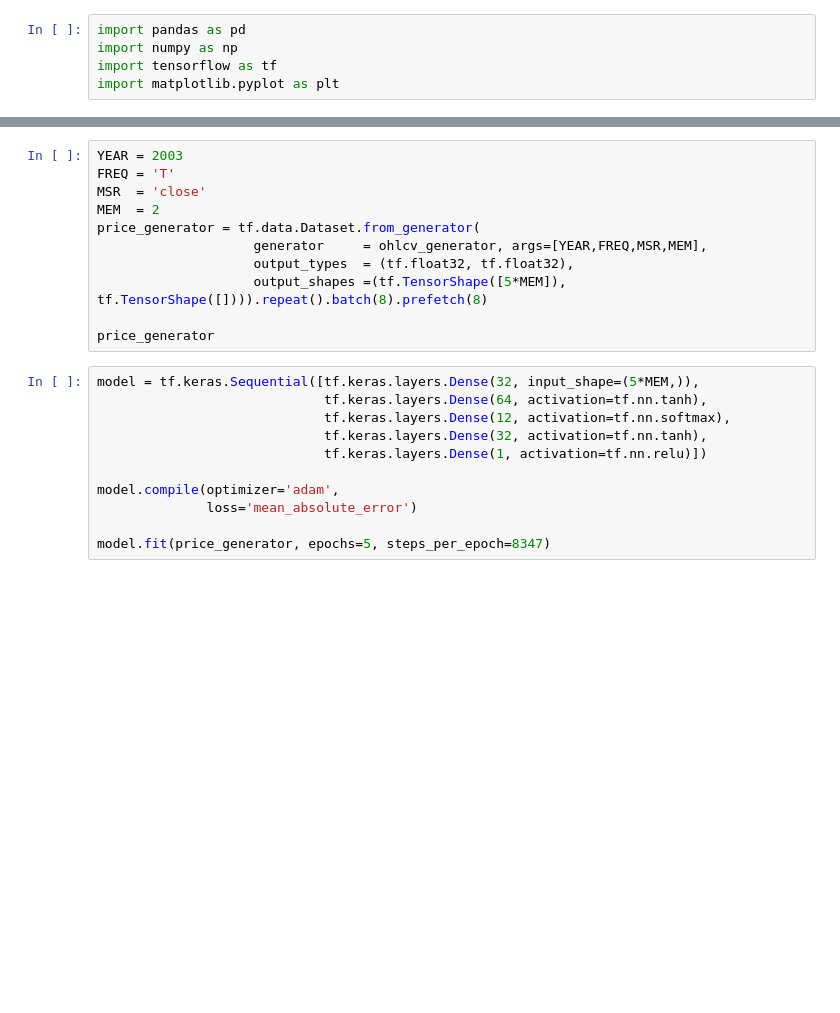
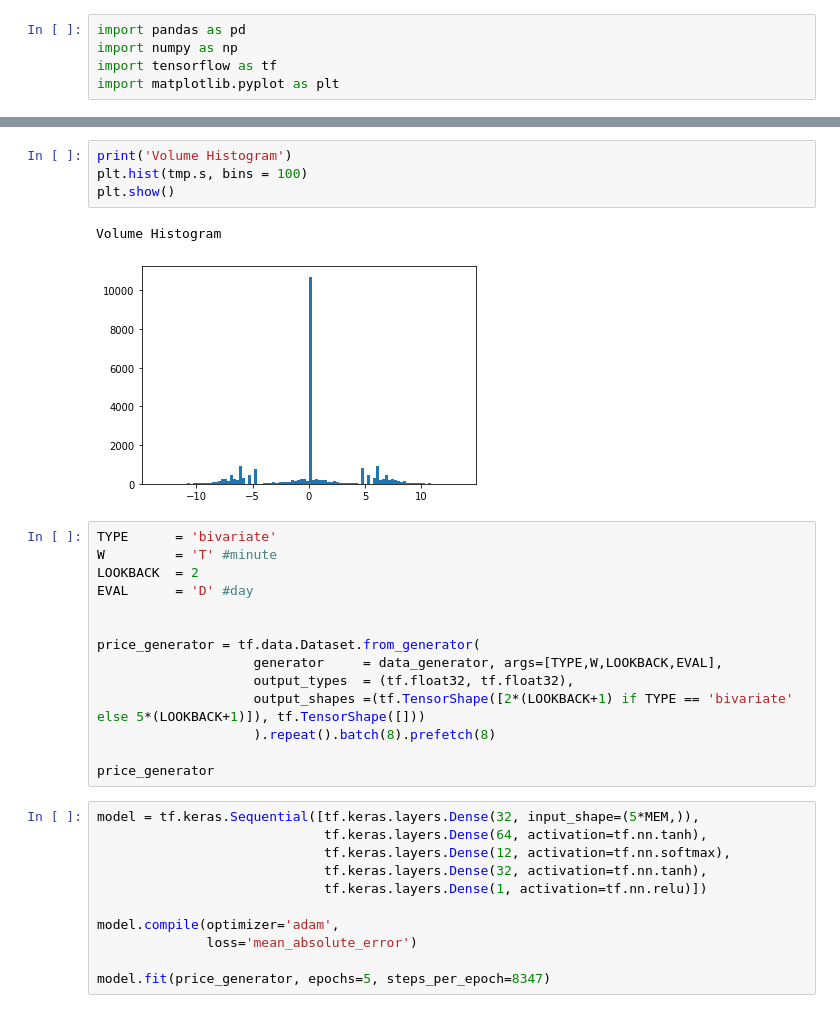
Before and after one commit to loganmallory/Unreal-Trading, a Jupyter notebook: Learning.ipynb, the cells around one changed output, grey strips where cells are left out. Cells and saved outputs as stored; diff of their text form; blank space fills up the shorter version.

```diff
--- a/Learning.ipynb
+++ b/Learning.ipynb
@@ -98,12 +228,22 @@ plt.show()
+# %%
+print('Volume Histogram')
+plt.hist(tmp.s, bins = 100)
+plt.show()
+# %% [output]
+Volume Histogram
+[figure, added]
 # %%
-YEAR = 2003
-FREQ = 'T'
-MSR  = 'close'
-MEM  = 2
+TYPE      = 'bivariate'
+W         = 'T' #minute
+LOOKBACK  = 2
+EVAL      = 'D' #day
+
+
 price_generator = tf.data.Dataset.from_generator(
-                    generator     = ohlcv_generator, args=[YEAR,FREQ,MSR,MEM],
+                    generator     = data_generator, args=[TYPE,W,LOOKBACK,EVAL],
                     output_types  = (tf.float32, tf.float32),
-                    output_shapes =(tf.TensorShape([5*MEM]), tf.TensorShape([]))).repeat().batch(8).prefetch(8)
+                    output_shapes =(tf.TensorShape([2*(LOOKBACK+1) if TYPE == 'bivariate' else 5*(LOOKBACK+1)]), tf.TensorShape([]))
+                    ).repeat().batch(8).prefetch(8)
 
 price_generator
 # %%
```
Also changed, not shown: parts of 8 cells of this notebook.
